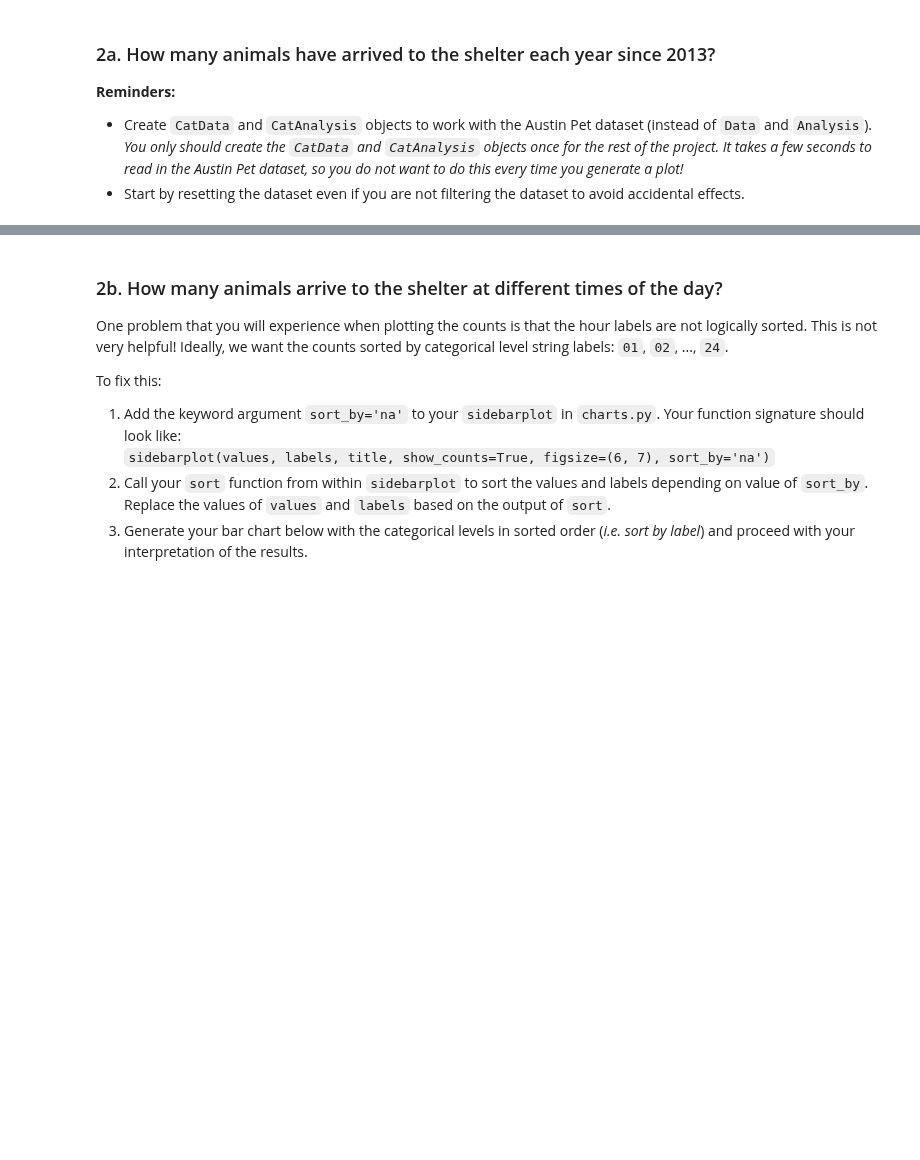
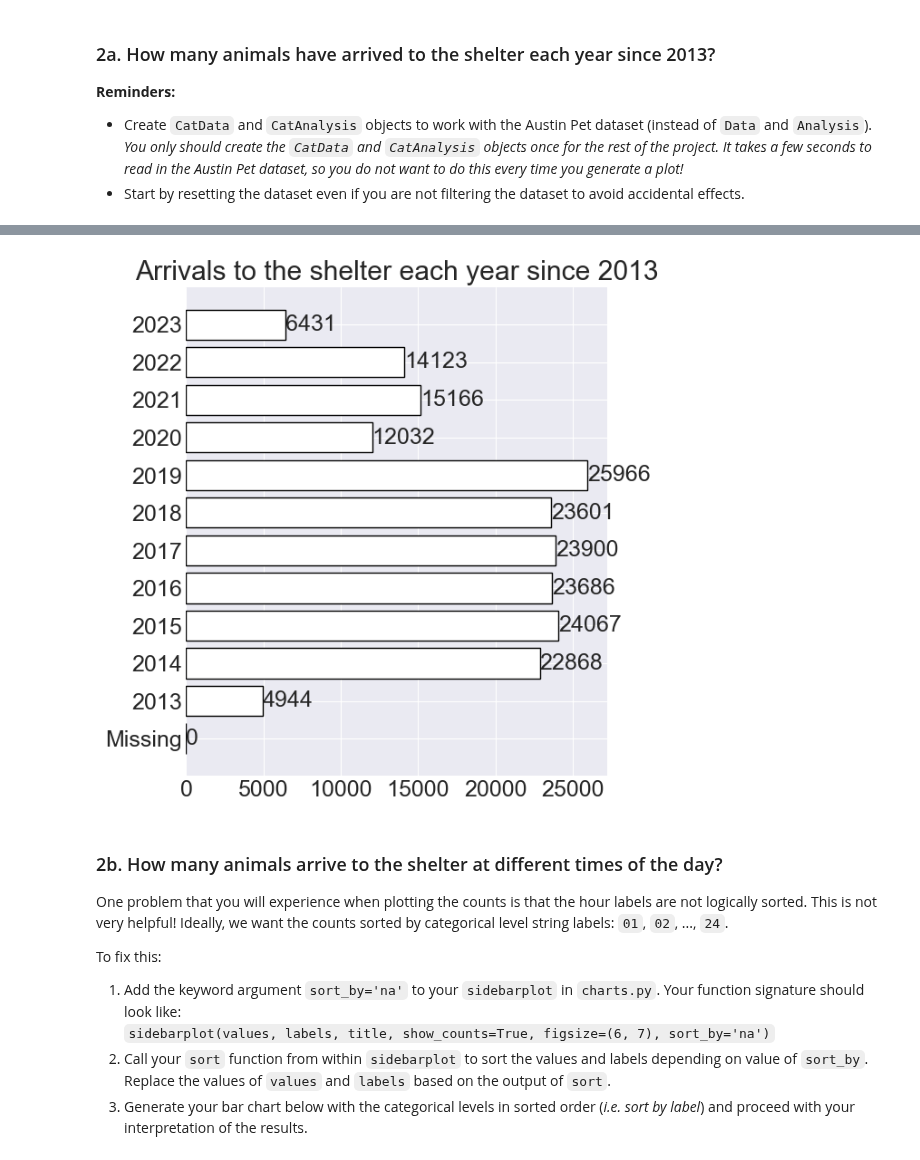
Before and after one commit to schiffinor/dataVisualization, a Jupyter notebook: Project2/exploratory_data_analysis.ipynb, the cells around one changed output, grey strips where cells are left out. Saved outputs shown, nothing was run; the diff lists cells and outputs as text; code cells hidden in the pictures; blank space fills up the shorter version.

```diff
--- a/Project2/exploratory_data_analysis.ipynb
+++ b/Project2/exploratory_data_analysis.ipynb
@@ -397,7 +407,10 @@ austinAnalysis = CatAnalysis(austinData)
 # %%
-austinAnalysis.reset_dataset()
-austinAnalysis.filter('in_year', '2013')
+austinData.reset_dataset()
+austinData.filter('in_year', '2013', ">=")
 counts, levels = austinAnalysis.cat_count('in_year')
+charts.sidebarplot(values=counts, labels=levels, title='Arrivals to the shelter each year since 2013')
+# %% [output]
+[figure, added]
 # %% [markdown]
 ### 2b. How many animals arrive to the shelter at different times of the day?
 
```
Also changed, not shown: parts of 5 cells of this notebook, 5 other files.
